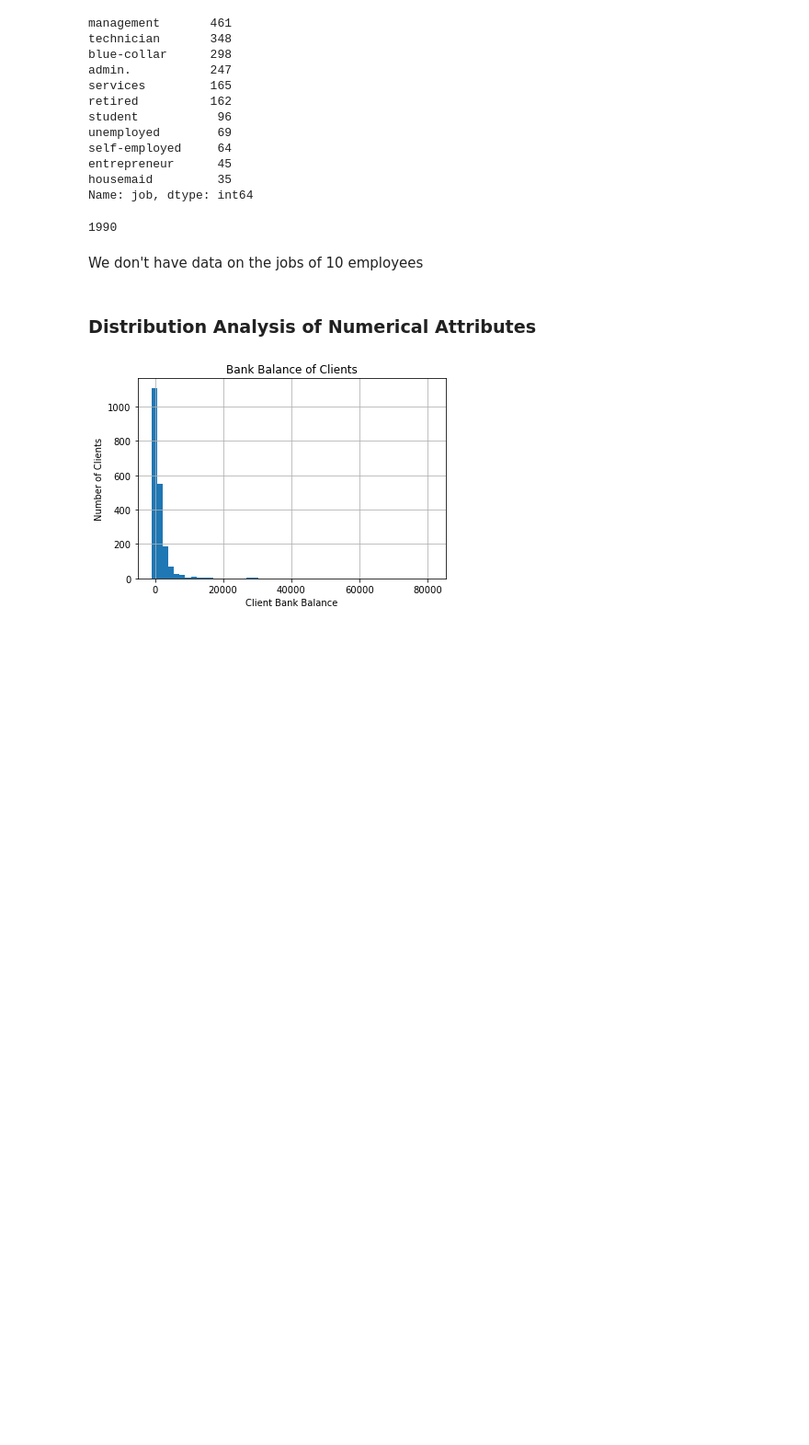
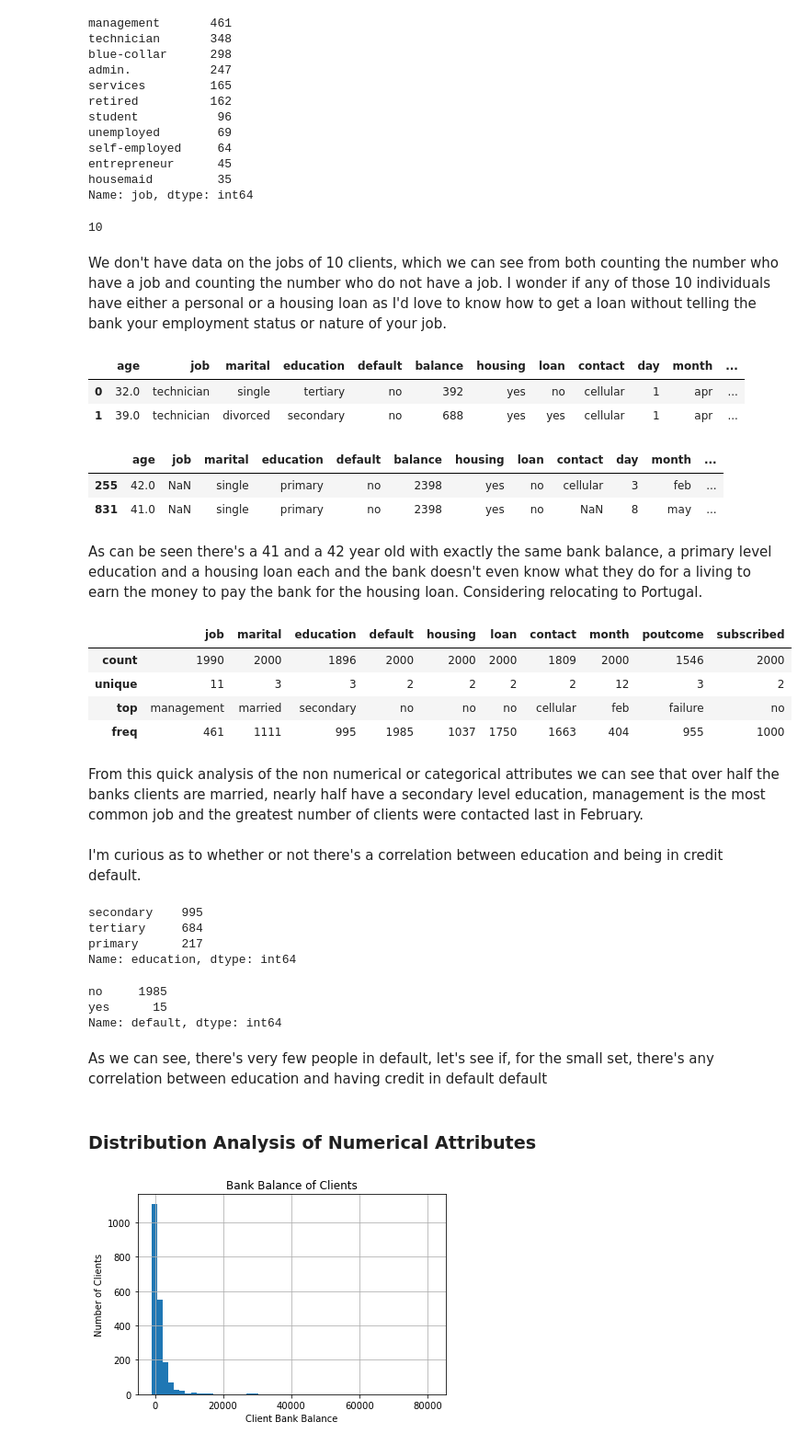
Before and after one commit to darren-king/Exploratory-Data-Analysis, a Jupyter notebook: etivity1.ipynb, the cells around one changed output. Shown at 92% size. Cells and saved outputs as stored; diff of their text form; code cells hidden in the pictures; blank space fills up the shorter version.

```diff
--- a/etivity1.ipynb
+++ b/etivity1.ipynb
@@ -89,11 +182,56 @@ entrepreneur      45
 housemaid         35
 Name: job, dtype: int64
 # %%
-df['job'].count()
+df.job.isna().sum()
 # %% [output]
-1990
+10
 # %% [markdown]
-We don't have data on the jobs of 10 employees
+We don't have data on the jobs of 10 clients, which we can see from both counting the number who have a job and counting the number who do not have a job.
+I wonder if any of those 10 individuals have either a personal or a housing loan as I'd love to know how to get a loan without telling the bank your employment status or nature of your job.
+# %%
+df.head(2)
+# %% [output]
+|  | age | job | marital | education | default | balance | housing | loan | contact | day | month | ... |
+| 0 | 32.0 | technician | single | tertiary | no | 392 | yes | no | cellular | 1 | apr | ... |
+| 1 | 39.0 | technician | divorced | secondary | no | 688 | yes | yes | cellular | 1 | apr | ... |
+# %%
+no_job_and_has_a_loan = df[df.job.isna() & ( (df['housing'] == 'yes') | (df['loan'] == 'yes') )]
+no_job_and_has_a_loan.head()
+# %% [output]
+|  | age | job | marital | education | default | balance | housing | loan | contact | day | month | ... |
+| 255 | 42.0 | NaN | single | primary | no | 2398 | yes | no | cellular | 3 | feb | ... |
+| 831 | 41.0 | NaN | single | primary | no | 2398 | yes | no | NaN | 8 | may | ... |
+# %% [markdown]
+As can be seen there's a 41 and a 42 year old with exactly the same bank balance, a primary level education and a housing loan each and the bank doesn't even know what they do for a living to earn the money to pay the bank for the housing loan. Considering relocating to Portugal.
+# %%
+# Let's look a bit deeper at the non-numerical or categorical data
+
+df.describe(include=object)
+# %% [output]
+|  | job | marital | education | default | housing | loan | contact | month | poutcome | subscribed |
+| count | 1990 | 2000 | 1896 | 2000 | 2000 | 2000 | 1809 | 2000 | 1546 | 2000 |
+| unique | 11 | 3 | 3 | 2 | 2 | 2 | 2 | 12 | 3 | 2 |
+| top | management | married | secondary | no | no | no | cellular | feb | failure | no |
+| freq | 461 | 1111 | 995 | 1985 | 1037 | 1750 | 1663 | 404 | 955 | 1000 |
+# %% [markdown]
+From this quick analysis of the non numerical or categorical attributes we can see that over half the banks clients are married, nearly half have a secondary level education, management is the most common job and the greatest number of clients were contacted last in February.
+# %% [markdown]
+I'm curious as to whether or not there's a correlation between education and being in credit default.
+# %%
+df.education.value_counts()
+# %% [output]
+secondary    995
+tertiary     684
+primary      217
+Name: education, dtype: int64
+# %%
+df.default.value_counts()
+# %% [output]
+no     1985
+yes      15
+Name: default, dtype: int64
+# %% [markdown]
+As we can see, there's very few people in default, let's see if, for the small set, there's any correlation between education and having credit in default default
 # %% [markdown]
 ### Distribution Analysis of Numerical Attributes
 # %%
```
Also changed, not shown: parts of 16 cells of this notebook.
